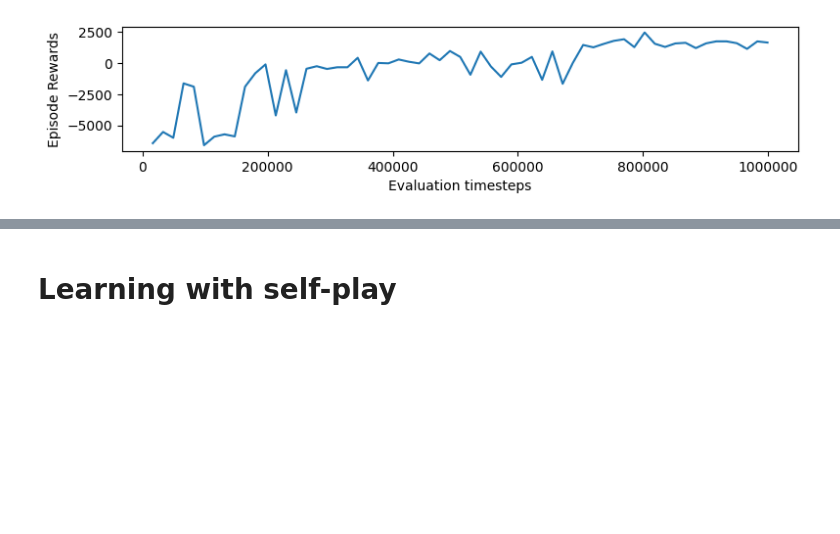
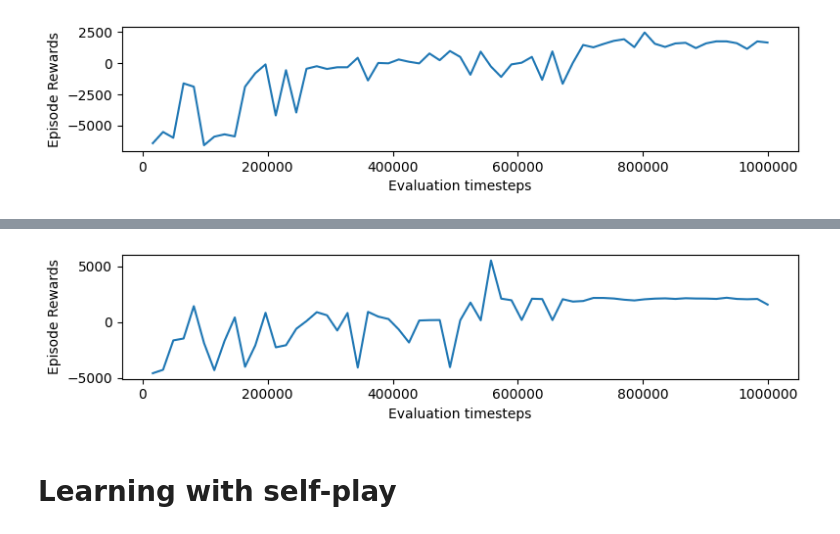
Before and after one commit to TheShenk/hai-nonconflict-action-learning, a Jupyter notebook: experiments.ipynb, the cells around one changed output, grey strips where cells are left out. Drawn from its saved outputs; the diff is of its cells as text; code cells hidden in the pictures; blank space fills up the shorter version.

```diff
--- a/experiments.ipynb
+++ b/experiments.ipynb
@@ -2088,3 +2143,9 @@ display.clear_output(wait=True)
+# %%
+utils.plot_eval_results(eval_log_dir)
+display.display(plt.gcf())
+display.clear_output(wait=True)
+# %% [output]
+[figure, added]
 # %% [markdown]
 # Learning with self-play
 # %%
```
Also changed, not shown: parts of 7 cells of this notebook.
